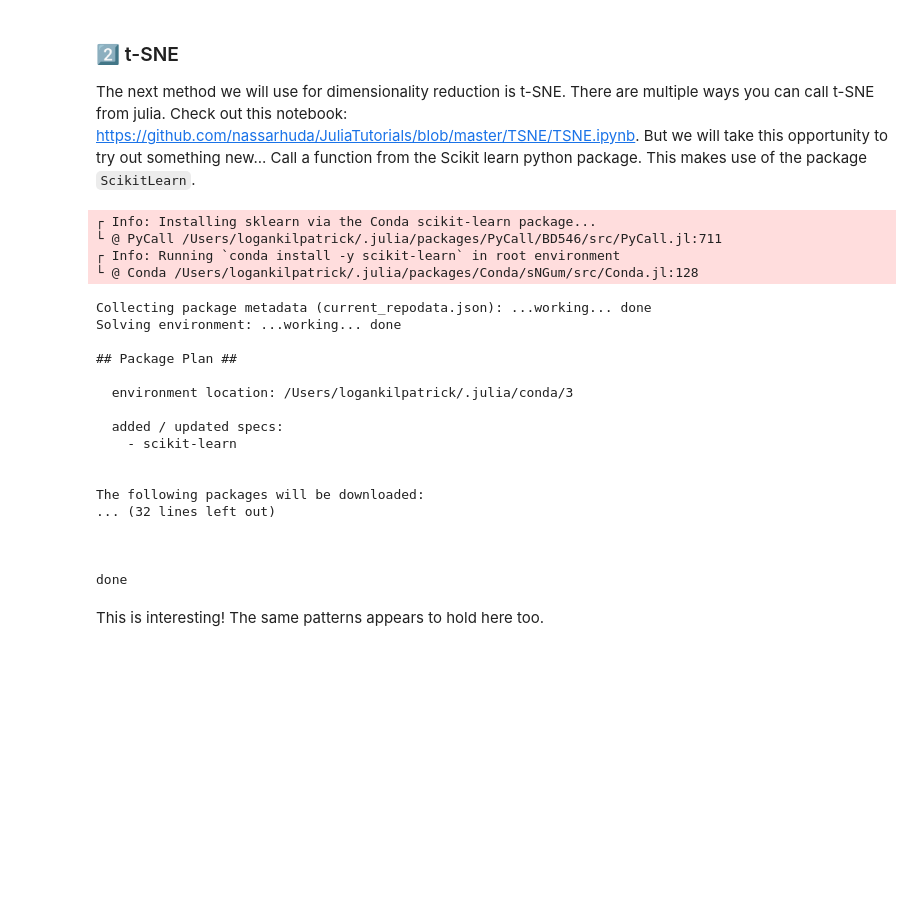
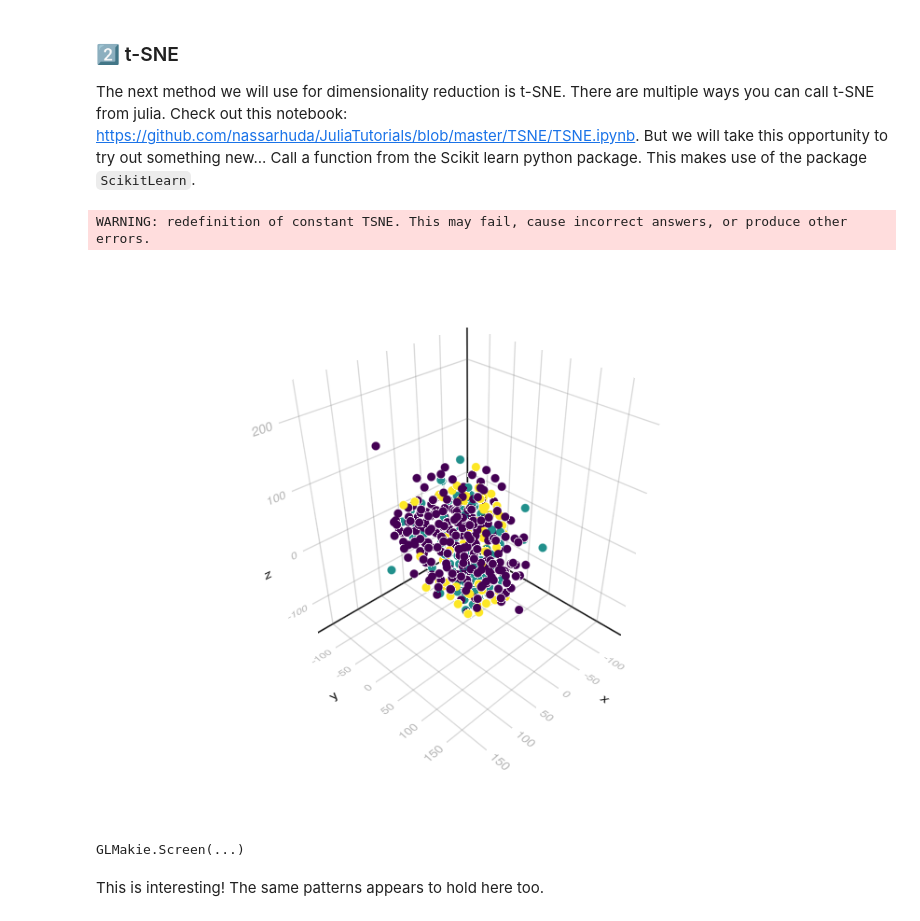
Before and after one commit to BanuelosCarlos/DataScience, a Jupyter notebook: 04. Dimensionality Reduction.ipynb, the cells around one changed output. Saved outputs shown, nothing was run; the diff lists cells and outputs as text; code cells hidden in the pictures; blank space fills up the shorter version.

```diff
--- a/04. Dimensionality Reduction.ipynb
+++ b/04. Dimensionality Reduction.ipynb
@@ -222,31 +263,19 @@ GLMakie.Screen(...)
 The next method we will use for dimensionality reduction is t-SNE. There are multiple ways you can call t-SNE from julia. Check out this notebook: https://github.com/nassarhuda/JuliaTutorials/blob/master/TSNE/TSNE.ipynb. But we will take this opportunity to try out something new... Call a function from the Scikit learn python package. This makes use of the package `ScikitLearn`.
 # %%
 @sk_import manifold : TSNE
-tfn = TSNE(n_components=2) #,perplexity=20.0,early_exaggeration=50)
+tfn = TSNE(n_components=3) #,perplexity=20.0,early_exaggeration=50)
 Y2 = tfn.fit_transform(data);
-Plots.scatter(Y2[:,1],Y2[:,2],color=uniqueids,legend=false,size=(400,300),markersize=3)
+#Plots.scatter(Y2[:,1],Y2[:,2],color=uniqueids,legend=false,size=(400,300),markersize=3)
 # %% [output]
-┌ Info: Installing sklearn via the Conda scikit-learn package...
-└ @ PyCall /Users/logankilpatrick/.julia/packages/PyCall/BD546/src/PyCall.jl:711
-┌ Info: Running `conda install -y scikit-learn` in root environment
-└ @ Conda /Users/logankilpatrick/.julia/packages/Conda/sNGum/src/Conda.jl:128
+WARNING: redefinition of constant TSNE. This may fail, cause incorrect answers, or produce other errors.
-Collecting package metadata (current_repodata.json): ...working... done
-Solving environment: ...working... done
-
-## Package Plan ##
-
-  environment location: /Users/logankilpatrick/.julia/conda/3
-
-  added / updated specs:
-    - scikit-learn
-
-
-The following packages will be downloaded:
-... (32 lines left out)
-
-
-
-done
+# %%
+scene = Makie.scatter(Y2[:,1],Y2[:,2],Y2[:,3],color=uniqueids)
+# %% [output]
+[figure, added]
+# %%
+display(scene)
+# %% [output]
+GLMakie.Screen(...)
 # %% [markdown]
 This is interesting! The same patterns appears to hold here too.
 # %% [markdown]
```
Also changed, not shown: parts of 8 cells of this notebook.
